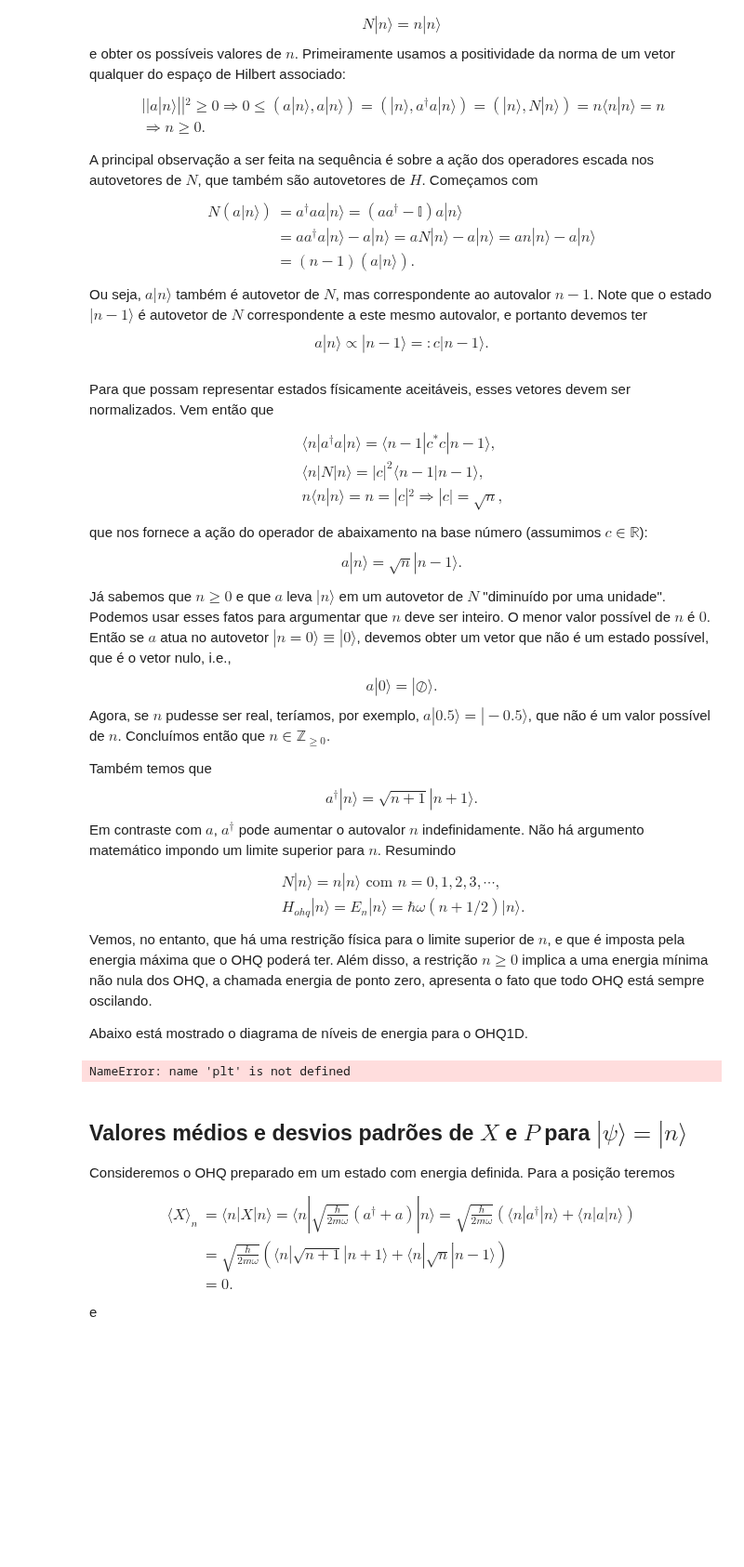
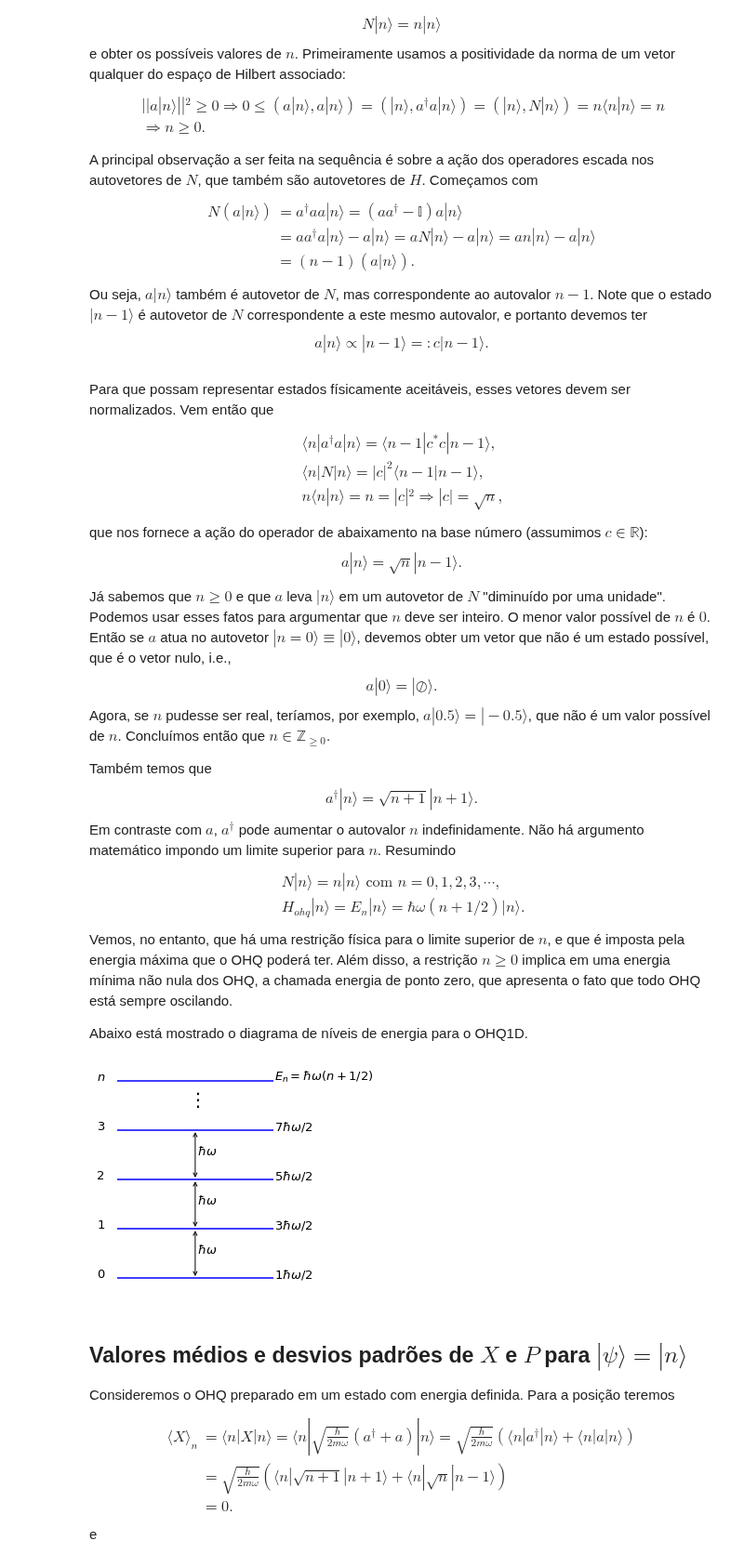
Before and after one commit to jonasmaziero/mecanica_quantica, a Jupyter notebook: 04_oscilador.ipynb, the cells around one changed output. Shown at 93% size. Cells and saved outputs as stored; diff of their text form; code cells hidden in the pictures; blank space fills up the shorter version.

```diff
--- a/04_oscilador.ipynb
+++ b/04_oscilador.ipynb
@@ -93,25 +93,24 @@ Em contraste com $a$, $a^{\dagger}$ pode aumentar o autovalor $n$ indefinidament
 & N|n\rangle=n|n\rangle \text{ com } n=0,1,2,3,\cdots, \\
 & H_{ohq}|n\rangle = E_{n}|n\rangle=\hbar\omega(n+1/2)|n\rangle.
 \end{align}
-Vemos, no entanto, que há uma restrição física para o limite superior de $n$, e que é imposta pela energia máxima que o OHQ poderá ter. Além disso, a restrição $n\ge 0$ implica a uma energia mínima não nula dos OHQ, a chamada energia de ponto zero, apresenta o fato que todo OHQ está sempre oscilando.
+Vemos, no entanto, que há uma restrição física para o limite superior de $n$, e que é imposta pela energia máxima que o OHQ poderá ter. Além disso, a restrição $n\ge 0$ implica em uma energia mínima não nula dos OHQ, a chamada energia de ponto zero, que apresenta o fato que todo OHQ está sempre oscilando.
 
 Abaixo está mostrado o diagrama de níveis de energia para o OHQ1D.
 # %%
 xmin = 0; xmax = 1
 for j in range(0,5): # desenha as linhas
     plt.hlines(j,xmin,xmax,color='blue');
 for j in range(0,4): # valores de n e de En, e hw e <->
     plt.text(-0.13,j,j,color='black',fontsize=13)
     plt.text(1.01,j, str(2*j+1)+r'$\hbar\omega/2$',color='black',fontsize=13)
 for j in range(0,3):
     plt.annotate("", xy=(0.5,j), xytext=(0.5,j+1), arrowprops=dict(arrowstyle="<->"))
     plt.text(0.51,(2*j+1)/2,r'$\hbar\omega$',fontsize=13)
 plt.text(0.45,3.5,r'$\vdots$',fontsize=20)
 plt.text(-0.13,4,r'$n$',color='black',fontsize=13); plt.text(1.01,4,r'$E_{n}=\hbar\omega(n+1/2)$',fontsize=13)
-plt.axis('off'); plt.xlim(0,2); plt.ylim(-0.05,4.05)
-plt.show()
+plt.axis('off'); plt.xlim(0,2); plt.ylim(-0.05,4.05); plt.show()
 # %% [output]
-NameError: name 'plt' is not defined
+[figure, added]
 # %% [markdown]
 ## Valores médios e desvios padrões de $X$ e $P$ para $|\psi\rangle=|n\rangle$
 Consideremos o OHQ preparado em um estado com energia definida. Para a posição teremos
```
Also changed, not shown: parts of 17 cells of this notebook, 4 other files.
